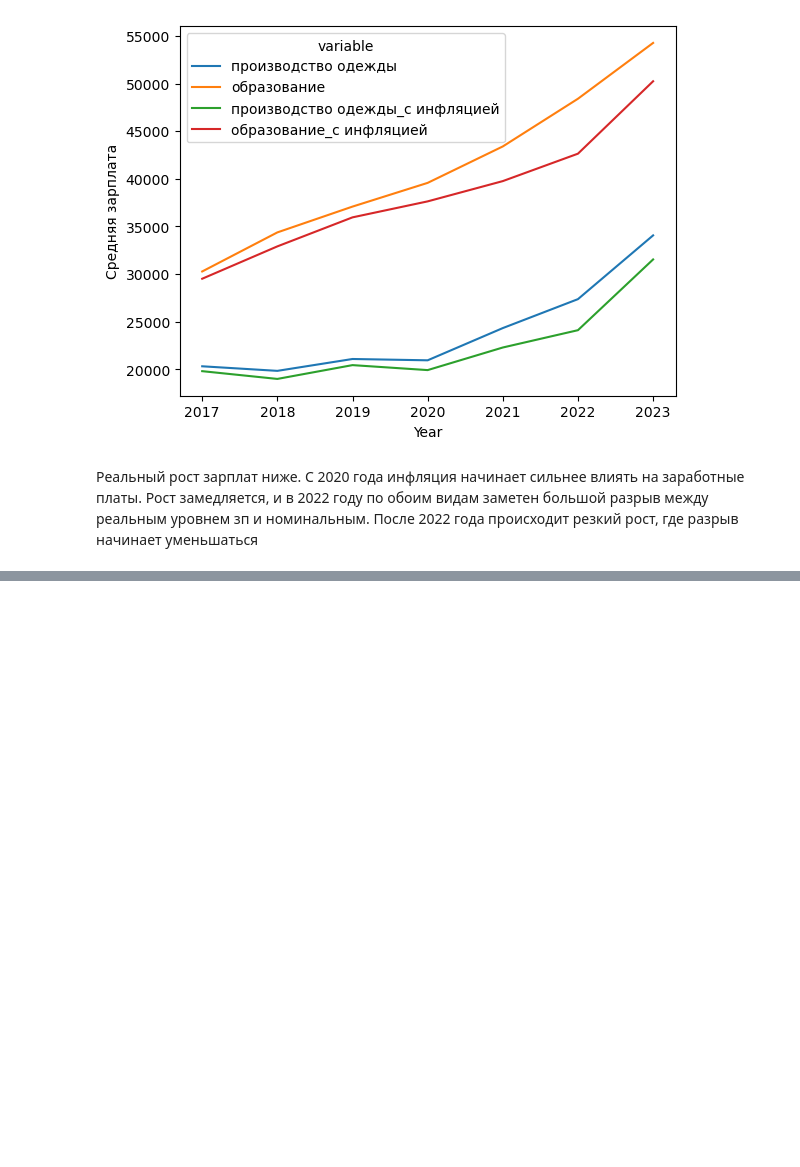
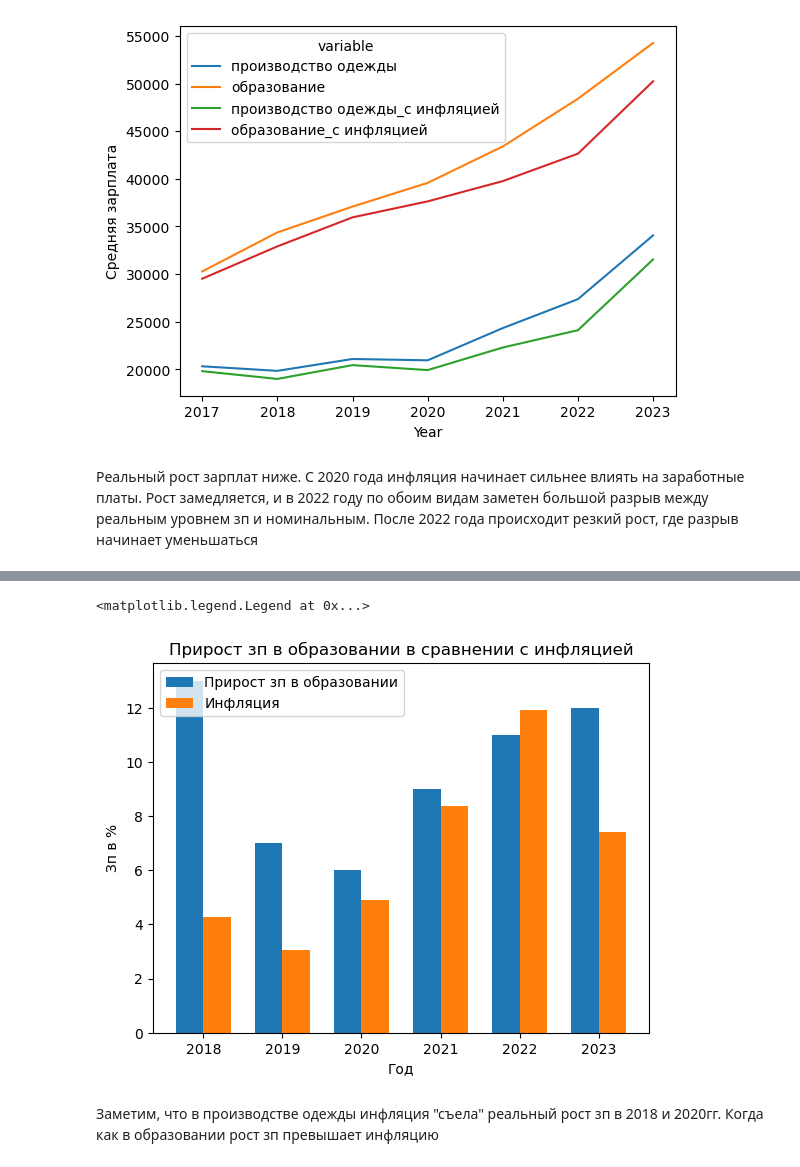
Before and after one commit to disimhot/hse_rosstat, a Jupyter notebook: analysis.ipynb, the cells around one changed output, grey strips where cells are left out. Drawn from its saved outputs; the diff is of its cells as text; code cells hidden in the pictures; blank space fills up the shorter version.

```diff
--- a/analysis.ipynb
+++ b/analysis.ipynb
@@ -77,0 +117,20 @@ sns.lineplot(x='Year', y='Средняя зарплата', hue='variable', data
+# %%
+years = temp['Year']
+
+x = np.arange(len(years))
+bar_width = 0.35
+fig, ax = plt.subplots()
+bar1 = ax.bar(x - bar_width/2, temp['Прирост зп в образовании'], bar_width, label='Прирост зп в образовании')
+bar2 = ax.bar(x + bar_width/2, temp['Total'], bar_width, label='Инфляция')
+
+ax.set_xlabel('Год')
+ax.set_ylabel('Зп в %')
+ax.set_title('Прирост зп в образовании в сравнении с инфляцией')
+ax.set_xticks(x)
+ax.set_xticklabels(years)
+ax.legend()
+# %% [output]
+<matplotlib.legend.Legend at 0x...>
+[figure, added]
+# %% [markdown]
+Заметим, что в производстве одежды инфляция "съела" реальный рост зп в 2018 и 2020гг. Когда как в образовании рост зп превышает инфляцию
```
Also changed, not shown: parts of 6 cells of this notebook, 3 other files.
